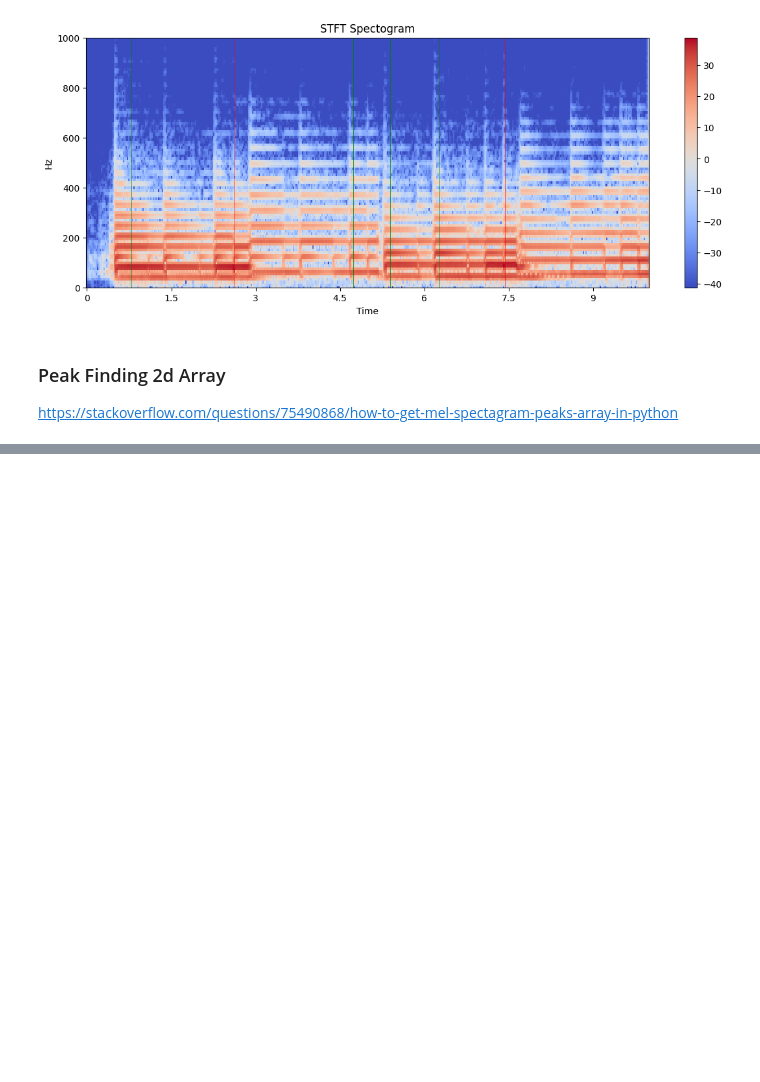
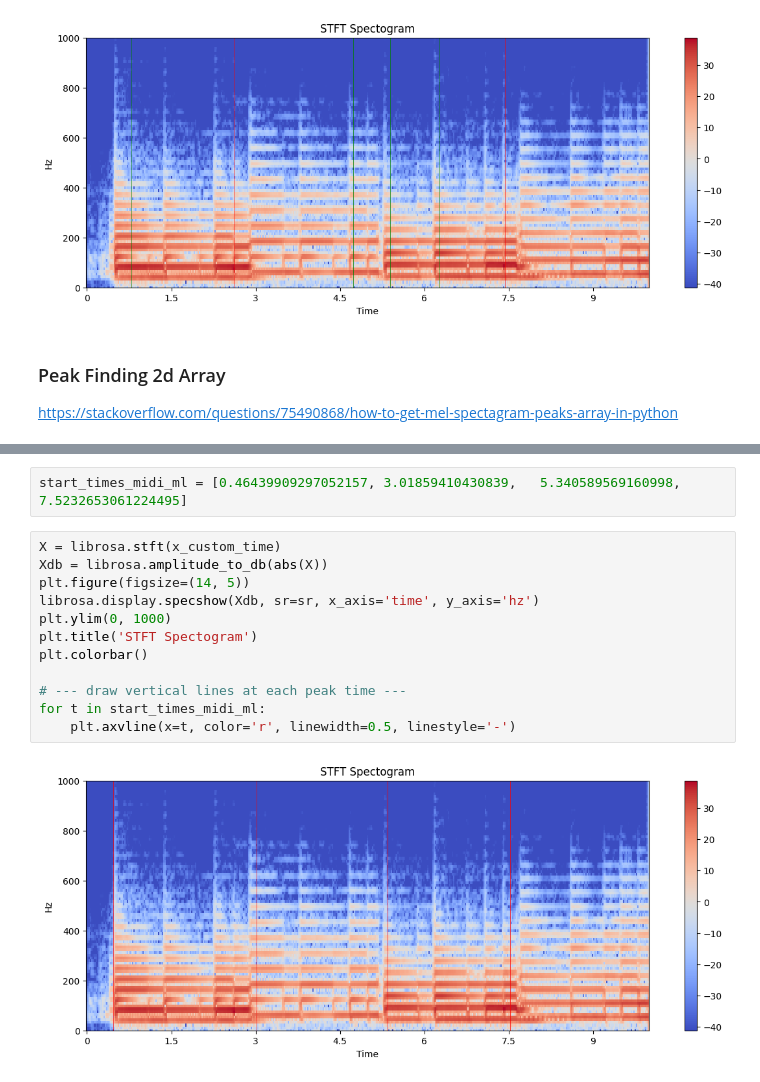
Before and after one commit to RosieBi/Bass_Learning, a Jupyter notebook: Music_Transcription/note_location_detection.ipynb, the cells around one changed output, grey strips where cells are left out. Drawn from its saved outputs; the diff is of its cells as text; blank space fills up the shorter version.

```diff
--- a/Music_Transcription/note_location_detection.ipynb
+++ b/Music_Transcription/note_location_detection.ipynb
@@ -250,0 +389,16 @@ fig.savefig('constellation-map.png')
+# %%
+start_times_midi_ml = [0.46439909297052157, 3.01859410430839,	5.340589569160998, 7.5232653061224495]
+# %%
+X = librosa.stft(x_custom_time)
+Xdb = librosa.amplitude_to_db(abs(X))
+plt.figure(figsize=(14, 5))
+librosa.display.specshow(Xdb, sr=sr, x_axis='time', y_axis='hz')
+plt.ylim(0, 1000)
+plt.title('STFT Spectogram')
+plt.colorbar()
+
+# --- draw vertical lines at each peak time ---
+for t in start_times_midi_ml:
+    plt.axvline(x=t, color='r', linewidth=0.5, linestyle='-')
+# %% [output]
+[figure, added]
```
Also changed, not shown: parts of 14 cells of this notebook, 4 other files.
